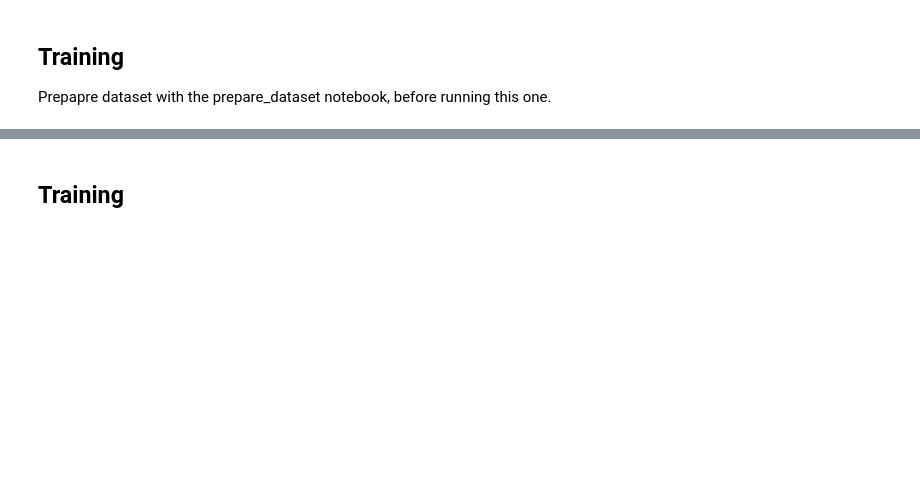
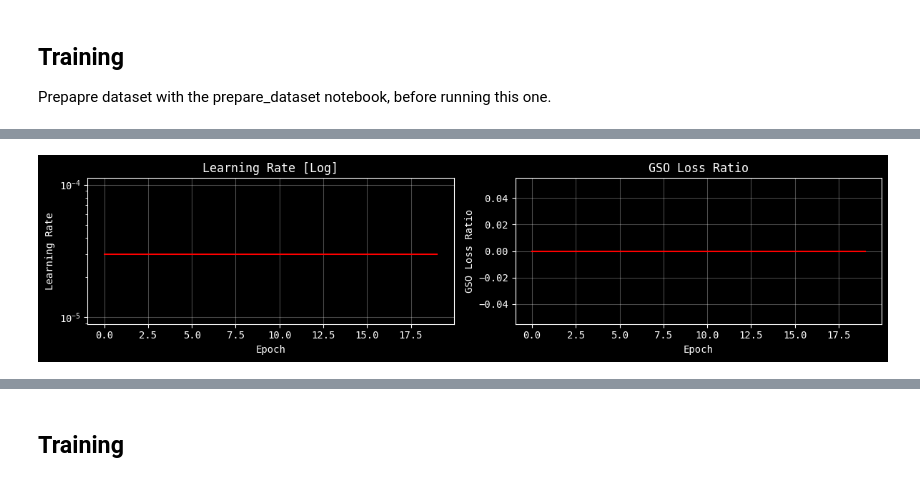
Before and after one commit to matgrand/tcv_eq, a Jupyter notebook: mg_train2.ipynb, the cells around one changed output, grey strips where cells are left out. Saved outputs shown, nothing was run; the diff lists cells and outputs as text; code cells hidden in the pictures; blank space fills up the shorter version.

```diff
--- a/mg_train2.ipynb
+++ b/mg_train2.ipynb
@@ -79,19 +83,21 @@ assert len(LEARNING_RATE) == EPOCHS, "Learning rate array length does not match
 assert len(GSO_LOSS_RATIO) == EPOCHS, "GSO loss ratio array length does not match epochs"
 # %%
 # plot schedulers: lr + gso loss ratio
-assert MODEL_NAME in [SMALL, NORM, BIG], f"Model name {MODEL_NAME} not found"
+# assert MODEL_NAME in [SMALL, NORM, BIG], f"Model name {MODEL_NAME} not found"
 fig, ax = plt.subplots(1, 2, figsize=(12, 3))
 ax[0].set_title("Learning Rate [Log]")
 ax[0].plot(LEARNING_RATE, color="red")
 ax[0].set_xlabel("Epoch")
 ax[0].set_ylabel("Learning Rate")
 ax[0].set_yscale("log")
 ax[1].set_title("GSO Loss Ratio")
 ax[1].plot(GSO_LOSS_RATIO, color="red")
 ax[1].set_xlabel("Epoch")
 ax[1].set_ylabel("GSO Loss Ratio")
 plt.tight_layout()
 plt.show() if HAS_SCREEN else plt.savefig(f"mg_data/{JOBID}/schedulers.png")
+# %% [output]
+[figure, added]
 # %%
 class PlaNetDataset(Dataset):
     def __init__(self, ds_mat_path):
```
Also changed, not shown: parts of 9 cells of this notebook, 3 other files.
